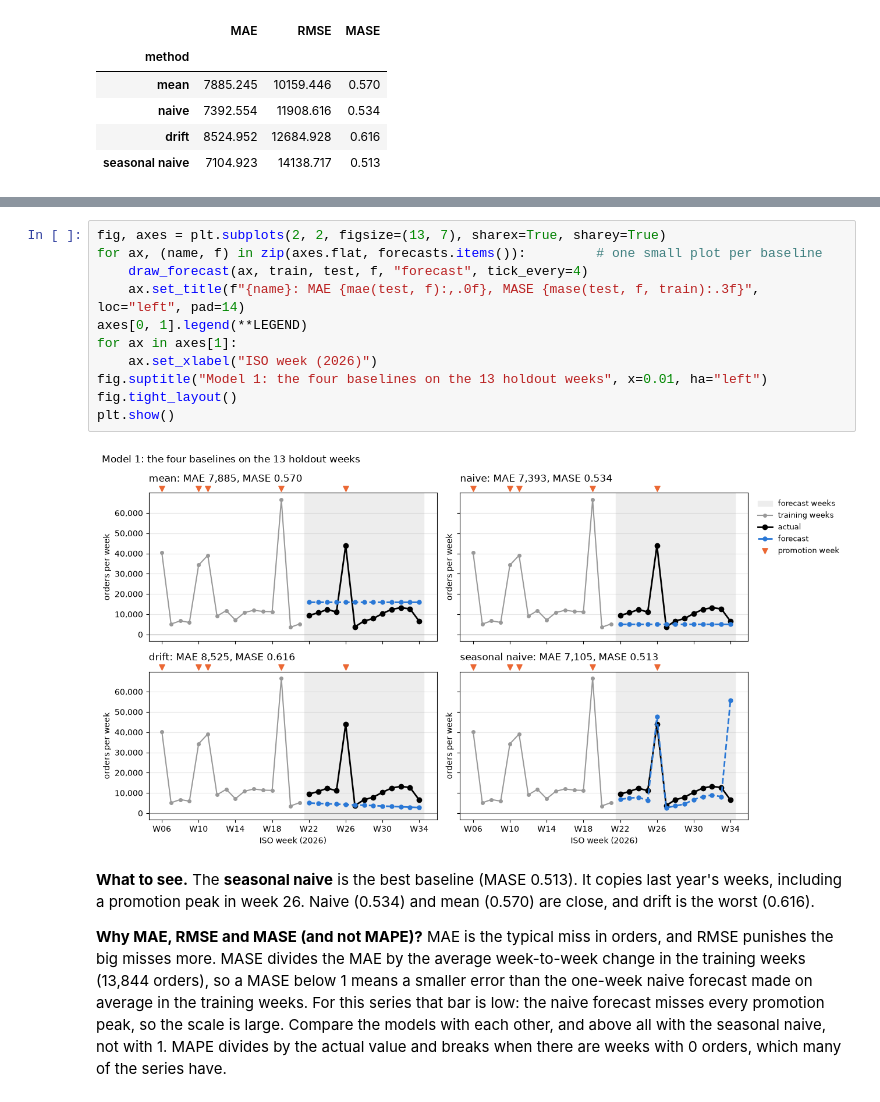
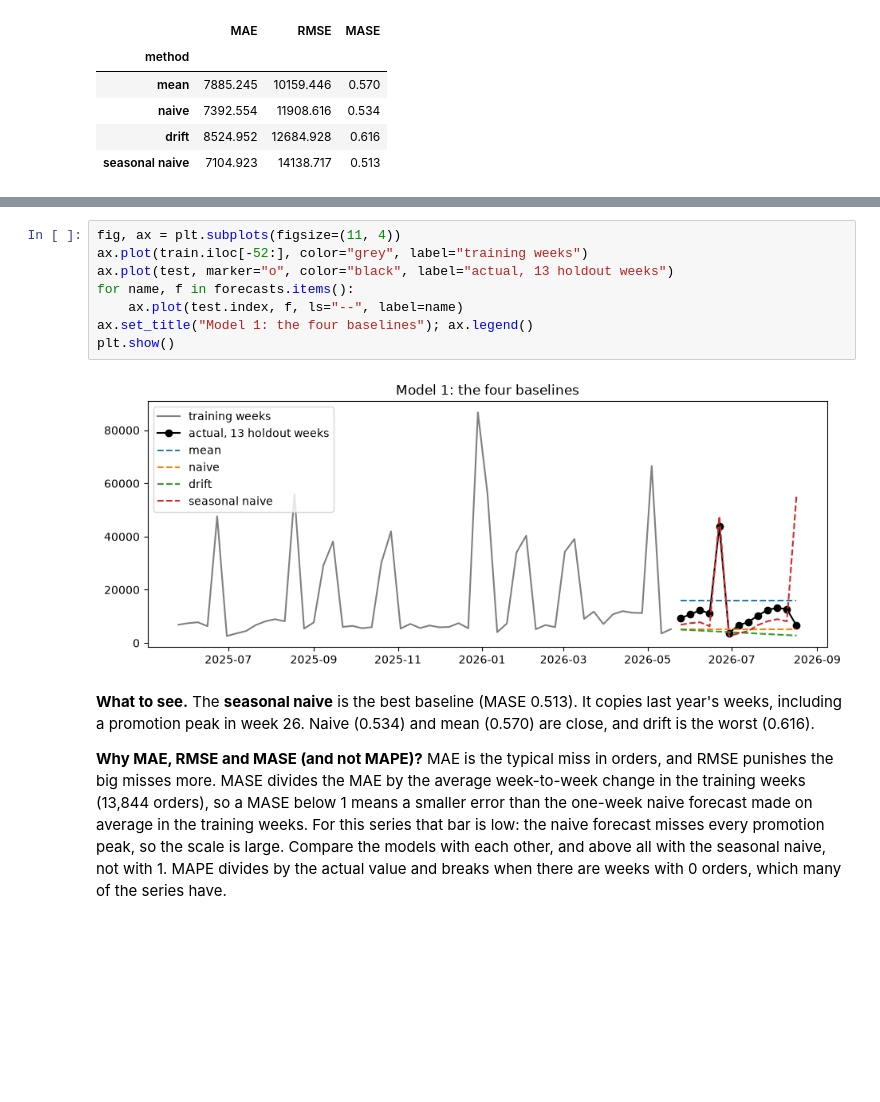
Before and after one commit to andr322a/arla-forecasting-challenge, a Jupyter notebook: forecasting_step_by_step.ipynb, the cells around one changed output, grey strips where cells are left out. Cells and saved outputs as stored; diff of their text form; blank space fills up the shorter version.

Commit message:
Go back to the simple lecture-style plots
Reverts c553721. The forecast plots are again the plain plots from the
lecture notebooks.

Co-Authored-By: Claude Opus 5.5 <noreply@anthropic.com>

```diff
--- a/forecasting_step_by_step.ipynb
+++ b/forecasting_step_by_step.ipynb
@@ -432,16 +391,13 @@ def draw_errors(ax, te, fc):
 # %%
-fig, axes = plt.subplots(2, 2, figsize=(13, 7), sharex=True, sharey=True)
-for ax, (name, f) in zip(axes.flat, forecasts.items()):         # one small plot per baseline
-    draw_forecast(ax, train, test, f, "forecast", tick_every=4)
-    ax.set_title(f"{name}: MAE {mae(test, f):,.0f}, MASE {mase(test, f, train):.3f}", loc="left", pad=14)
-axes[0, 1].legend(**LEGEND)
-for ax in axes[1]:
-    ax.set_xlabel("ISO week (2026)")
-fig.suptitle("Model 1: the four baselines on the 13 holdout weeks", x=0.01, ha="left")
-fig.tight_layout()
+fig, ax = plt.subplots(figsize=(11, 4))
+ax.plot(train.iloc[-52:], color="grey", label="training weeks")
+ax.plot(test, marker="o", color="black", label="actual, 13 holdout weeks")
+for name, f in forecasts.items():
+    ax.plot(test.index, f, ls="--", label=name)
+ax.set_title("Model 1: the four baselines"); ax.legend()
 plt.show()
 # %% [output]
-[figure, old version]
+[figure, new version]
 # %% [markdown]
 **What to see.** The **seasonal naive** is the best baseline (MASE 0.513). It copies last year's weeks, including a promotion peak in week 26. Naive (0.534) and mean (0.570) are close, and drift is the worst (0.616).
 
```
Also changed, not shown: parts of 9 cells of this notebook.
